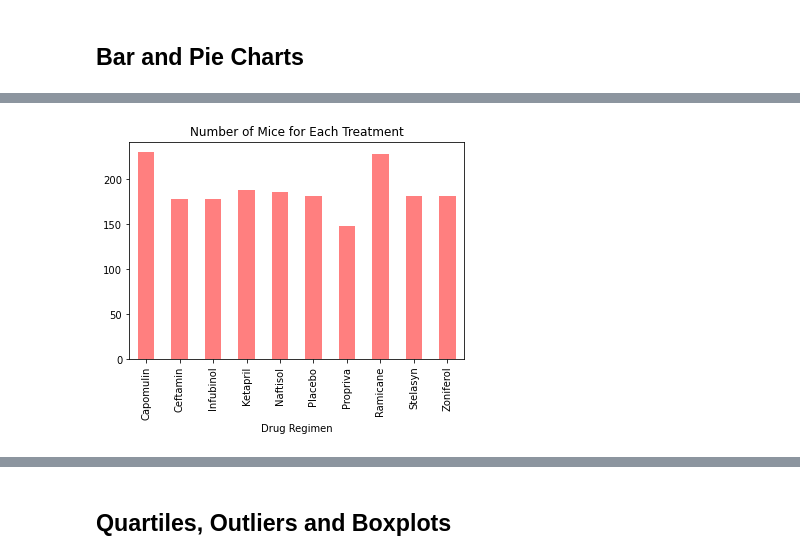
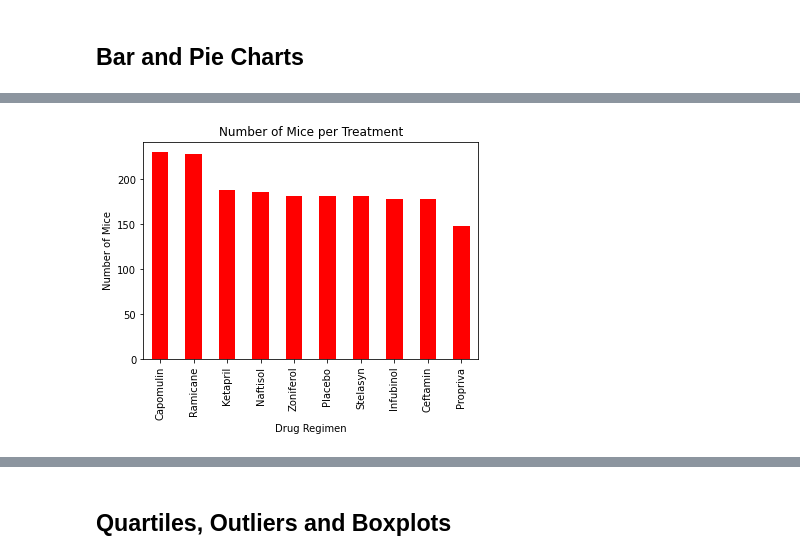
Before and after one commit to Maelsse/matplotlib-challenge, a Jupyter notebook: Pymaceuticals/pymaceuticals_starter.ipynb, the cells around one changed output, grey strips where cells are left out. Cells and saved outputs as stored; diff of their text form; code cells hidden in the pictures.

```diff
--- a/Pymaceuticals/pymaceuticals_starter.ipynb
+++ b/Pymaceuticals/pymaceuticals_starter.ipynb
@@ -63,8 +68,8 @@ all_data_for_duplicate_mice
 | 920 | g989 | Propriva | Female | 21 | 26 | 35 | 62.570880 | ... |
 # %%
 # Create a clean DataFrame by dropping the duplicate mouse by its ID.
-merged_clean=merged.loc[merged['Mouse ID']!=duplicate_mice_ID]
-merged_clean
+clean_df=merged.loc[merged['Mouse ID']!=duplicate_mice_ID]
+clean_df.head()
 # %% [output]
 |  | Mouse ID | Drug Regimen | Sex | Age_months | Weight (g) | Timepoint | Tumor Volume (mm3) | ... |
 | 0 | k403 | Ramicane | Male | 21 | 16 | 0 | 45.000000 | ... |
@@ -142,2 +145,7 @@ single_summary_statistics_table
 # %% [markdown]
 ## Bar and Pie Charts
+# %%
+# Generating a list of mice
+mice_count = clean_df['Drug Regimen'].value_counts()
+
+mice_count
@@ -144,9 +164,13 @@ single_summary_statistics_table
 # %%
 # Generate a bar plot showing the total number of timepoints for all mice tested for each drug regimen using Pandas.
-number_of_mice_per_treatment=single_summary_statistics_table.iloc[:,0]
-number_of_mice_per_treatment.plot(kind='bar',title='Number of Mice for Each Treatment',color='r',alpha=.5)
+
+mice_treatment = mice_count.plot.bar(color='r')
+
+plt.xlabel("Drug Regimen")
+plt.ylabel("Number of Mice")
+plt.title("Number of Mice per Treatment")
 plt.show()
 # %% [output]
-[figure, old version]
+[figure, new version]
 # %%
 # Generate a bar plot showing the total number of timepoints for all mice tested for each drug regimen using pyplot.
```
Also changed, not shown: parts of 30 cells of this notebook.
